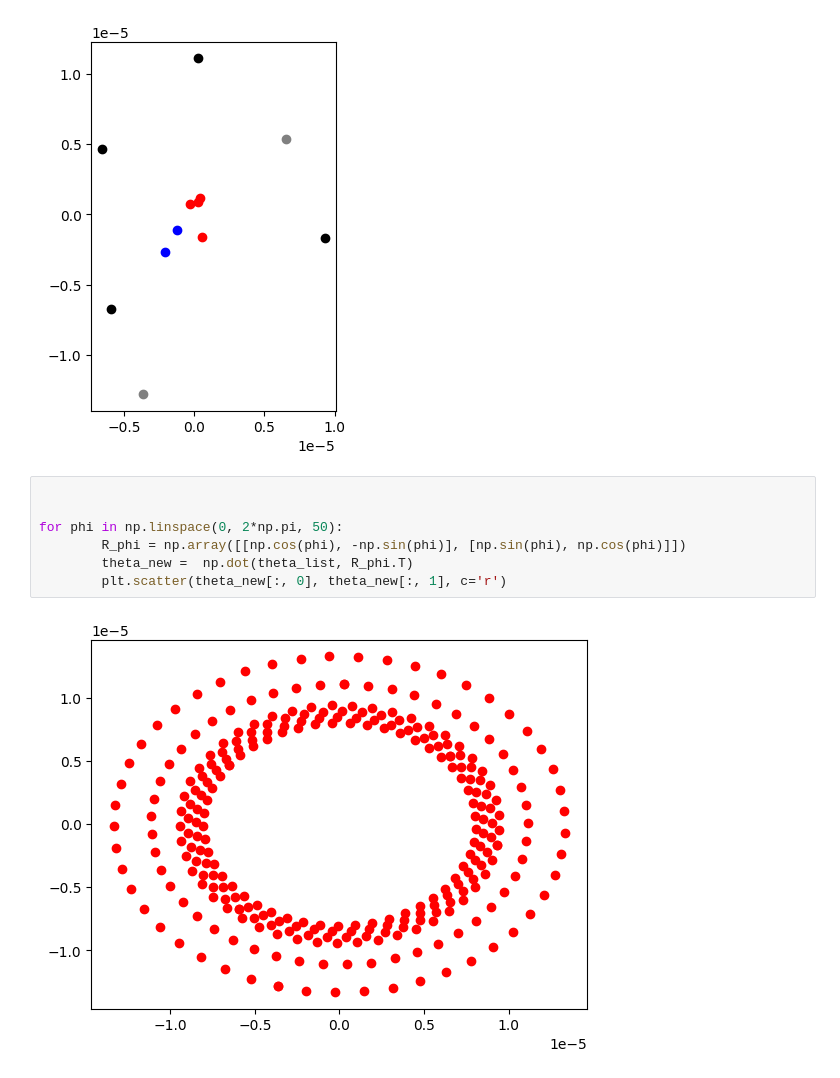
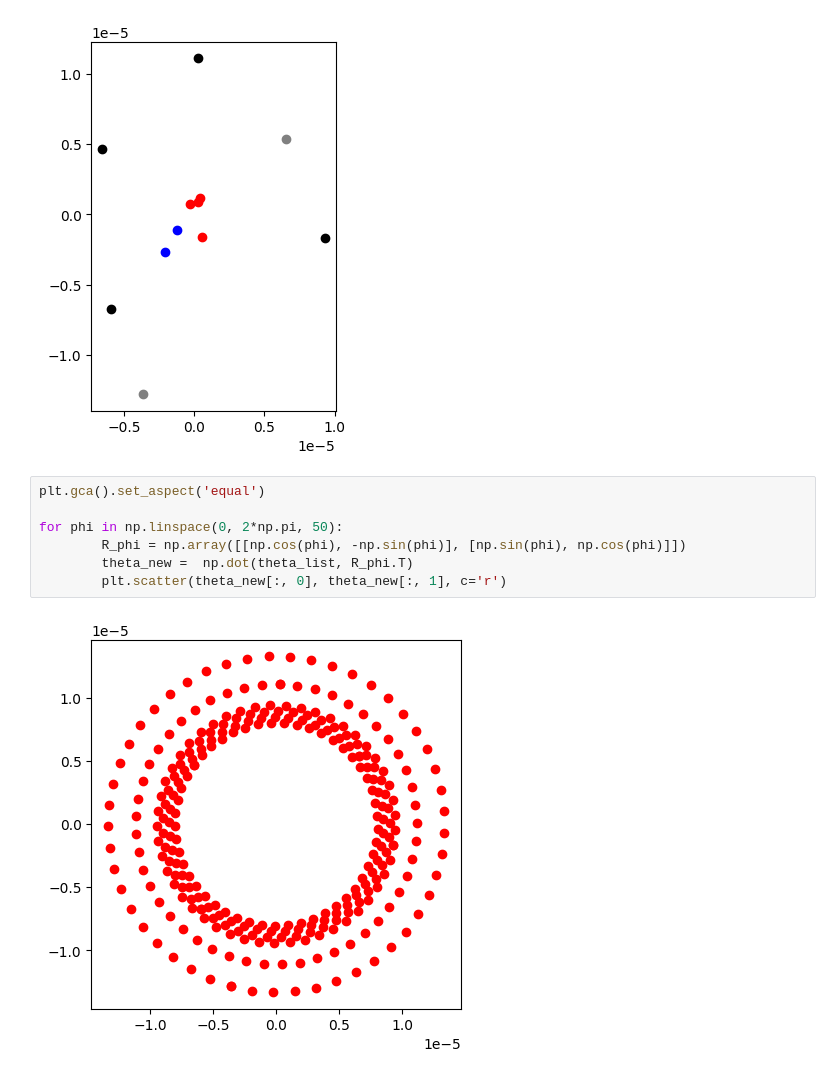
Before and after one commit to LucijanaS/ezigzag, a Jupyter notebook: newtonian_potential_from_map.ipynb, the cells around one changed output. Saved outputs shown, nothing was run; the diff lists cells and outputs as text.

```diff
--- a/newtonian_potential_from_map.ipynb
+++ b/newtonian_potential_from_map.ipynb
@@ -310,11 +310,11 @@ plt.scatter(theta_list[4:, 0], theta_list[4:, 1], c='grey', label='original thet
 <matplotlib.collections.PathCollection at 0x...>
 [figure]
 # %%
-
+plt.gca().set_aspect('equal')
 
 for phi in np.linspace(0, 2*np.pi, 50):
         R_phi = np.array([[np.cos(phi), -np.sin(phi)], [np.sin(phi), np.cos(phi)]])
         theta_new =  np.dot(theta_list, R_phi.T)
         plt.scatter(theta_new[:, 0], theta_new[:, 1], c='r')
 # %% [output]
-[figure, old version]
+[figure, new version]
```
Also changed, not shown: parts of 1 cell of this notebook.
